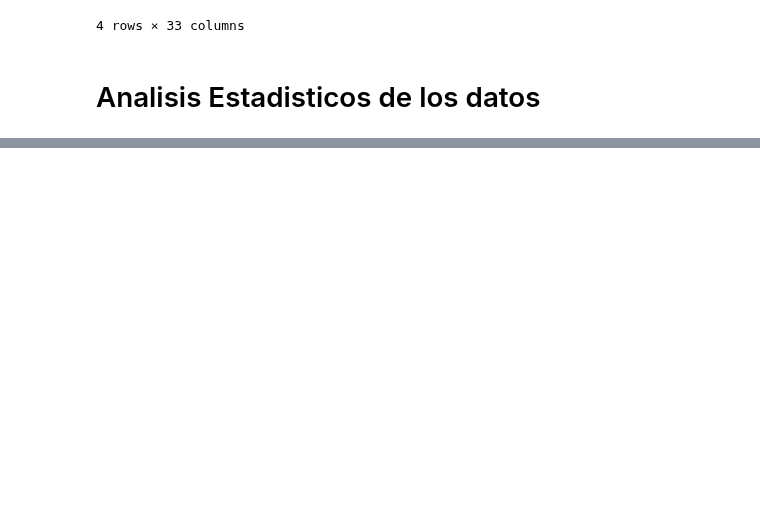
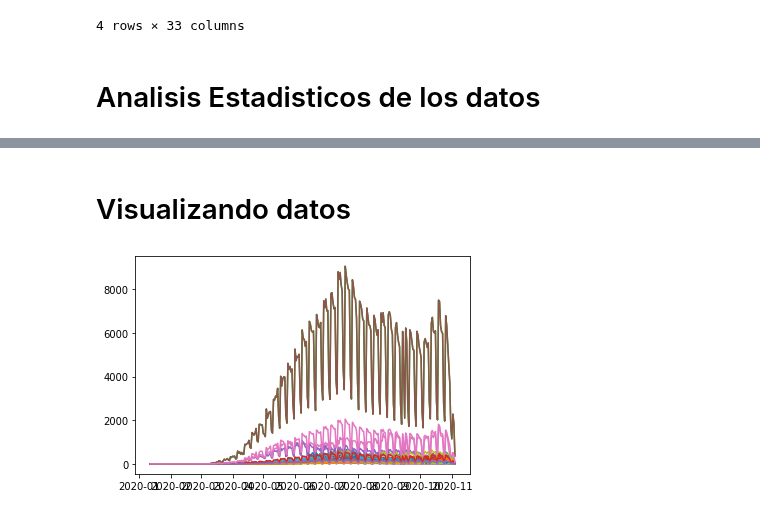
Before and after one commit to artthuro6/Covid-19, a Jupyter notebook: notebooks/General.ipynb, the cells around one changed output, grey strips where cells are left out. Drawn from its saved outputs; the diff is of its cells as text; code cells hidden in the pictures; blank space fills up the shorter version.

Commit message:
Visualizacion de datos General

```diff
--- a/notebooks/General.ipynb
+++ b/notebooks/General.ipynb
@@ -117,5 +118,6 @@ dtf.describe()
 # Analisis Estadisticos de los datos
 # %%
 #Promedio de los casos confirmados por estado
+dtf['mean'] = dtf.apply(lambda x:x.mean(), axis=1)
 dtf.mean()
 # %% [output]
@@ -138,6 +140,7 @@ Nacional               3185.224832
 dtype: float64
 # %%
 #Mediana de los casos confirmados por estado
+dtf['Mediana'] = dtf.apply(lambda x:x.median(), axis=1)
 dtf.median()
 # %% [output]
 AGUASCALIENTES           21.5
@@ -159,6 +162,7 @@ Nacional               2625.5
 dtype: float64
 # %%
 #Valor maximo de datos confirmados por estado
+dtf['Max'] = dtf.apply(lambda x:x.max(), axis=1)
 dtf.max()
 # %% [output]
 AGUASCALIENTES          152.0
@@ -180 +184,5 @@ Nacional               9053.0
 dtype: float64
+# %%
+#Desviacion estabdar de los datos
+dtf['STD'] = dtf.apply(lambda x:x.std(), axis=1)
+dtf.std()
@@ -180,0 +207,7 @@ dtype: float64
+# %% [markdown]
+# Visualizando datos
+# %%
+plt.plot(dtf)
+plt.show()
+# %% [output]
+[figure, added]
```
Also changed, not shown: parts of 9 cells of this notebook.
